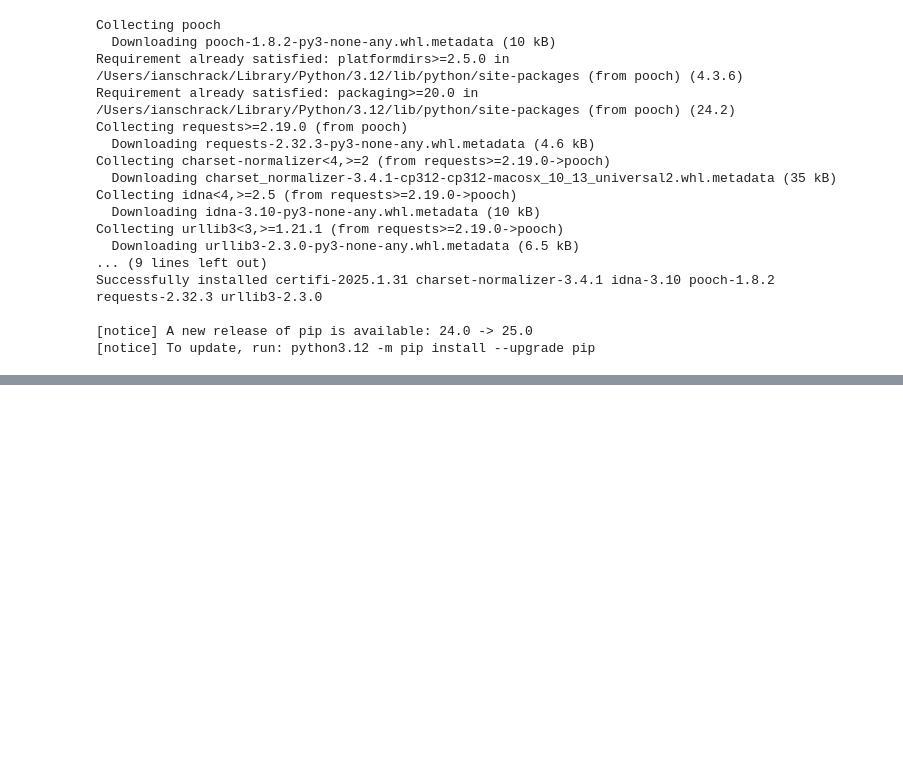
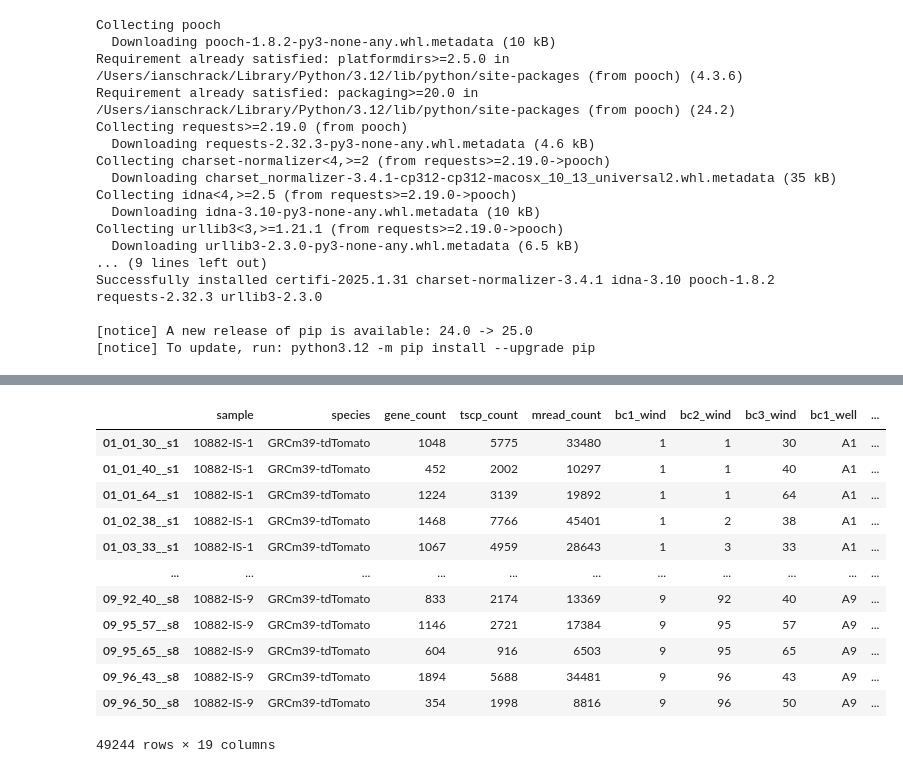
Before and after one commit to ischrack/ML-4T1-Parse-scRNAseq, a Jupyter notebook: Codes/ML-Pipeline_4T1-scRNA-Parsev3DropSeq-Integrated.ipynb, the cells around one changed output, grey strips where cells are left out. Cells and saved outputs as stored; diff of their text form; code cells hidden in the pictures; blank space fills up the shorter version.

```diff
--- a/Codes/ML-Pipeline_4T1-scRNA-Parsev3DropSeq-Integrated.ipynb
+++ b/Codes/ML-Pipeline_4T1-scRNA-Parsev3DropSeq-Integrated.ipynb
@@ -48,0 +92,16 @@ gene_data = gene_data[gene_data.gene_name.notnull()]
+# %%
+adata.obs
+# %% [output]
+|  | sample | species | gene_count | tscp_count | mread_count | bc1_wind | bc2_wind | bc3_wind | bc1_well | ... |
+| 01_01_30__s1 | 10882-IS-1 | GRCm39-tdTomato | 1048 | 5775 | 33480 | 1 | 1 | 30 | A1 | ... |
+| 01_01_40__s1 | 10882-IS-1 | GRCm39-tdTomato | 452 | 2002 | 10297 | 1 | 1 | 40 | A1 | ... |
+| 01_01_64__s1 | 10882-IS-1 | GRCm39-tdTomato | 1224 | 3139 | 19892 | 1 | 1 | 64 | A1 | ... |
+| 01_02_38__s1 | 10882-IS-1 | GRCm39-tdTomato | 1468 | 7766 | 45401 | 1 | 2 | 38 | A1 | ... |
+| 01_03_33__s1 | 10882-IS-1 | GRCm39-tdTomato | 1067 | 4959 | 28643 | 1 | 3 | 33 | A1 | ... |
+| ... | ... | ... | ... | ... | ... | ... | ... | ... | ... | ... |
+| 09_92_40__s8 | 10882-IS-9 | GRCm39-tdTomato | 833 | 2174 | 13369 | 9 | 92 | 40 | A9 | ... |
+| 09_95_57__s8 | 10882-IS-9 | GRCm39-tdTomato | 1146 | 2721 | 17384 | 9 | 95 | 57 | A9 | ... |
+| 09_95_65__s8 | 10882-IS-9 | GRCm39-tdTomato | 604 | 916 | 6503 | 9 | 95 | 65 | A9 | ... |
+| 09_96_43__s8 | 10882-IS-9 | GRCm39-tdTomato | 1894 | 5688 | 34481 | 9 | 96 | 43 | A9 | ... |
+| 09_96_50__s8 | 10882-IS-9 | GRCm39-tdTomato | 354 | 1998 | 8816 | 9 | 96 | 50 | A9 | ... |
+49244 rows × 19 columns
```
Also changed, not shown: parts of 9 cells of this notebook.
